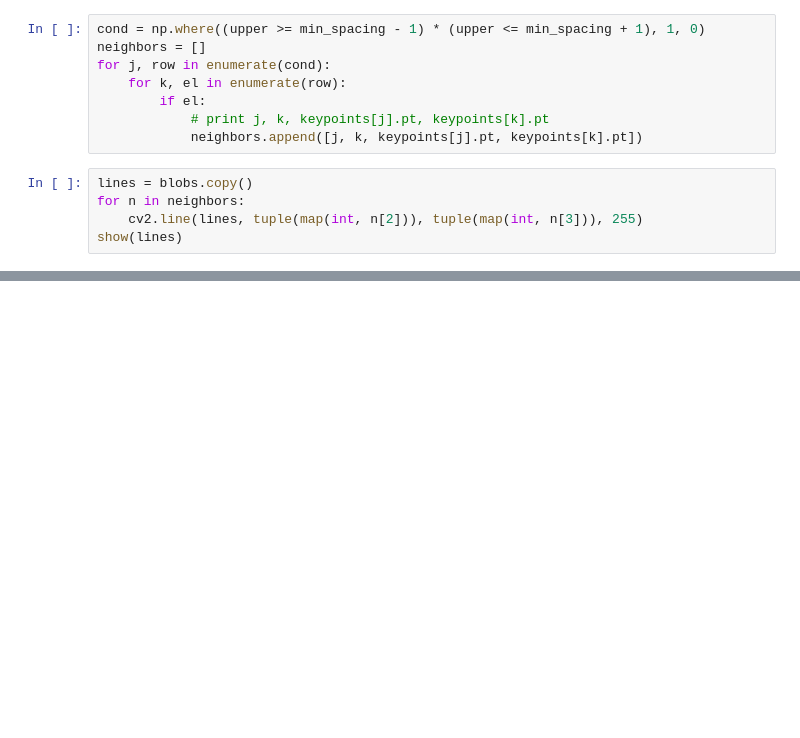
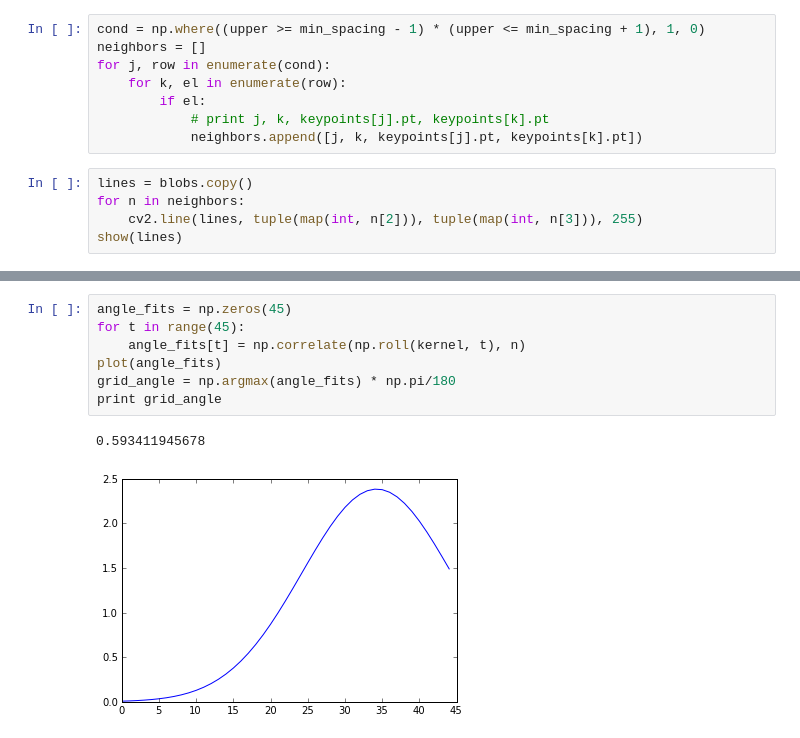
Before and after one commit to mprat/breadboard-to-pcb, a Jupyter notebook: cv_exploration.ipynb, the cells around one changed output, grey strips where cells are left out. Drawn from its saved outputs; the diff is of its cells as text; blank space fills up the shorter version.

Commit message:
ipy notebook to demonstrate grid identification

```diff
--- a/cv_exploration.ipynb
+++ b/cv_exploration.ipynb
@@ -54,0 +73,10 @@ show(lines)
+# %%
+angle_fits = np.zeros(45)
+for t in range(45):
+    angle_fits[t] = np.correlate(np.roll(kernel, t), n)
+plot(angle_fits)
+grid_angle = np.argmax(angle_fits) * np.pi/180
+print grid_angle
+# %% [output]
+0.593411945678
+[figure, added]
```
Also changed, not shown: parts of 18 cells of this notebook.
